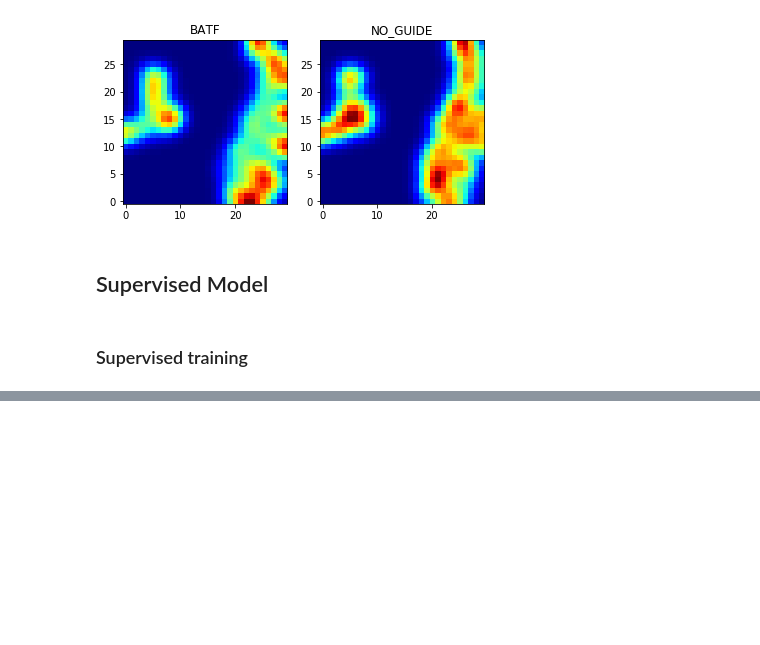
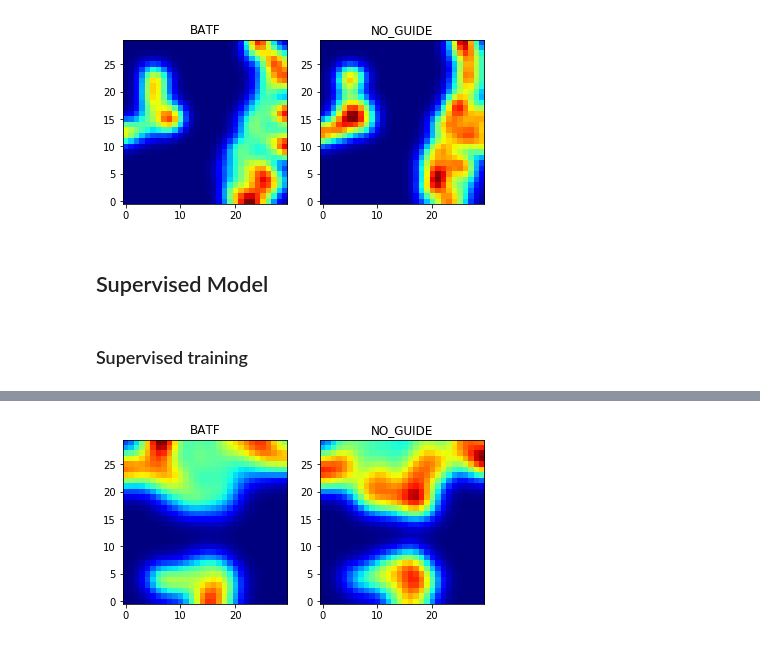
Before and after one commit to mincheoly/scVI-extensions, a Jupyter notebook: notebooks/batf_poc.ipynb, the cells around one changed output, grey strips where cells are left out. Cells and saved outputs as stored; diff of their text form; code cells hidden in the pictures; blank space fills up the shorter version.

```diff
--- a/notebooks/batf_poc.ipynb
+++ b/notebooks/batf_poc.ipynb
@@ -144,2 +147,4 @@ plt.xlabel('iter')
 # %%
-plot_pair_densities(vaec, supervised_infer, n_points=1000, sigma=2)
+plot_pair_densities(vaec, supervised_infer, n_points=5000, sigma=2)
+# %% [output]
+[figure, added]
```
Also changed, not shown: parts of 1 cell of this notebook, 7 other files.
